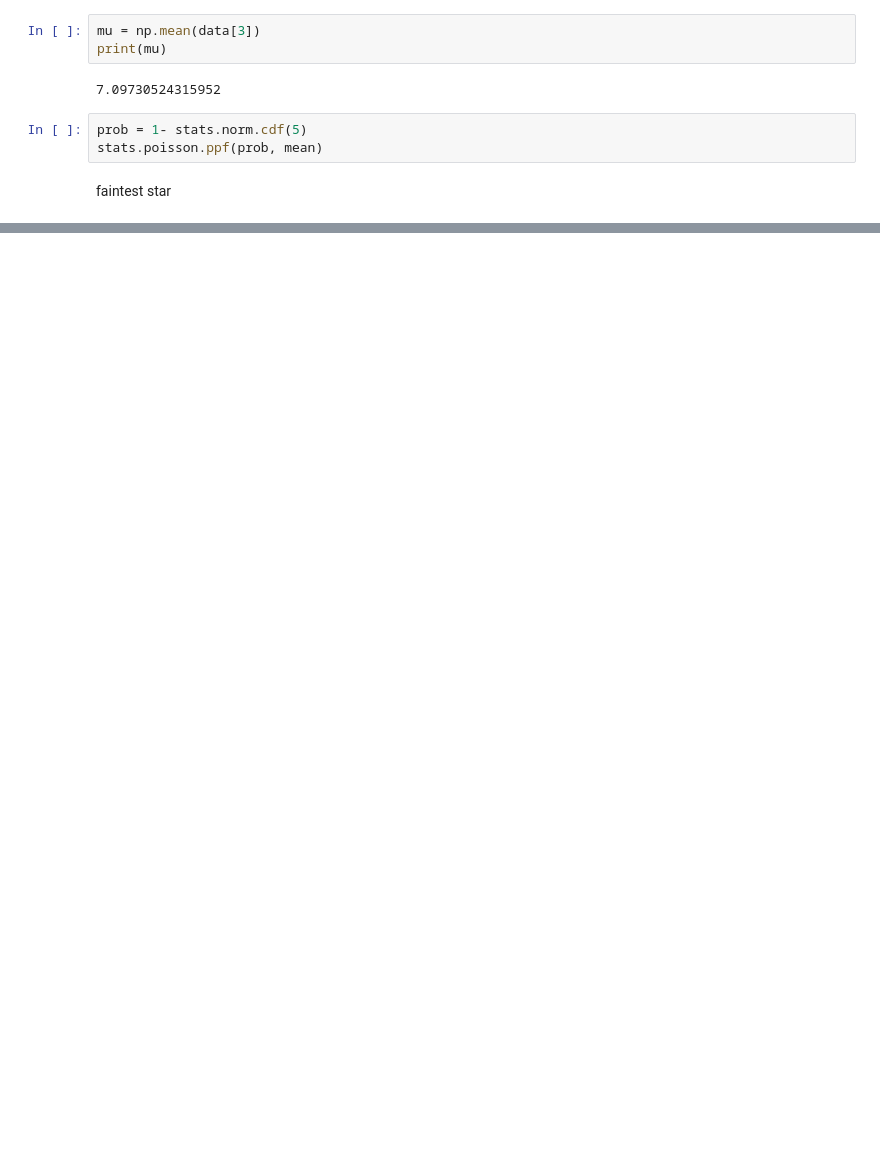
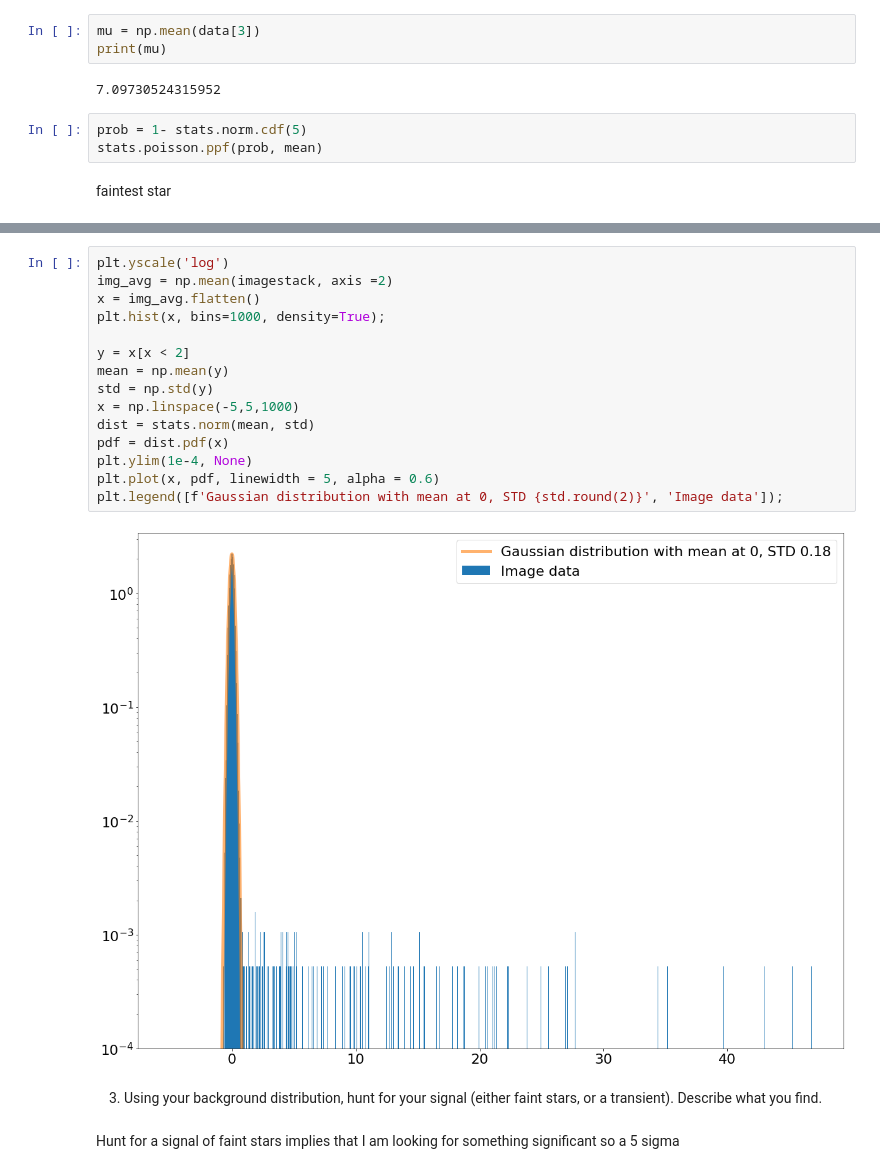
Before and after one commit to noahkim4648/Phys-434-Portfolio, a Jupyter notebook: Lab4.ipynb, the cells around one changed output, grey strips where cells are left out. Saved outputs shown, nothing was run; the diff lists cells and outputs as text; blank space fills up the shorter version.

```diff
--- a/Lab4.ipynb
+++ b/Lab4.ipynb
@@ -117,0 +181,21 @@ faintest star
+# %%
+plt.yscale('log')
+img_avg = np.mean(imagestack, axis =2)
+x = img_avg.flatten()
+plt.hist(x, bins=1000, density=True);
+
+y = x[x < 2]
+mean = np.mean(y)
+std = np.std(y)
+x = np.linspace(-5,5,1000)
+dist = stats.norm(mean, std)
+pdf = dist.pdf(x)
+plt.ylim(1e-4, None)
+plt.plot(x, pdf, linewidth = 5, alpha = 0.6)
+plt.legend([f'Gaussian distribution with mean at 0, STD {std.round(2)}', 'Image data']);
+# %% [output]
+[figure, added]
+# %% [markdown]
+3) Using your background distribution, hunt for your signal (either faint stars, or a transient). Describe what you find.
+# %% [markdown]
+Hunt for a signal of faint stars implies that I am looking for something significant so a 5 sigma
```
Also changed, not shown: parts of 25 cells of this notebook.
